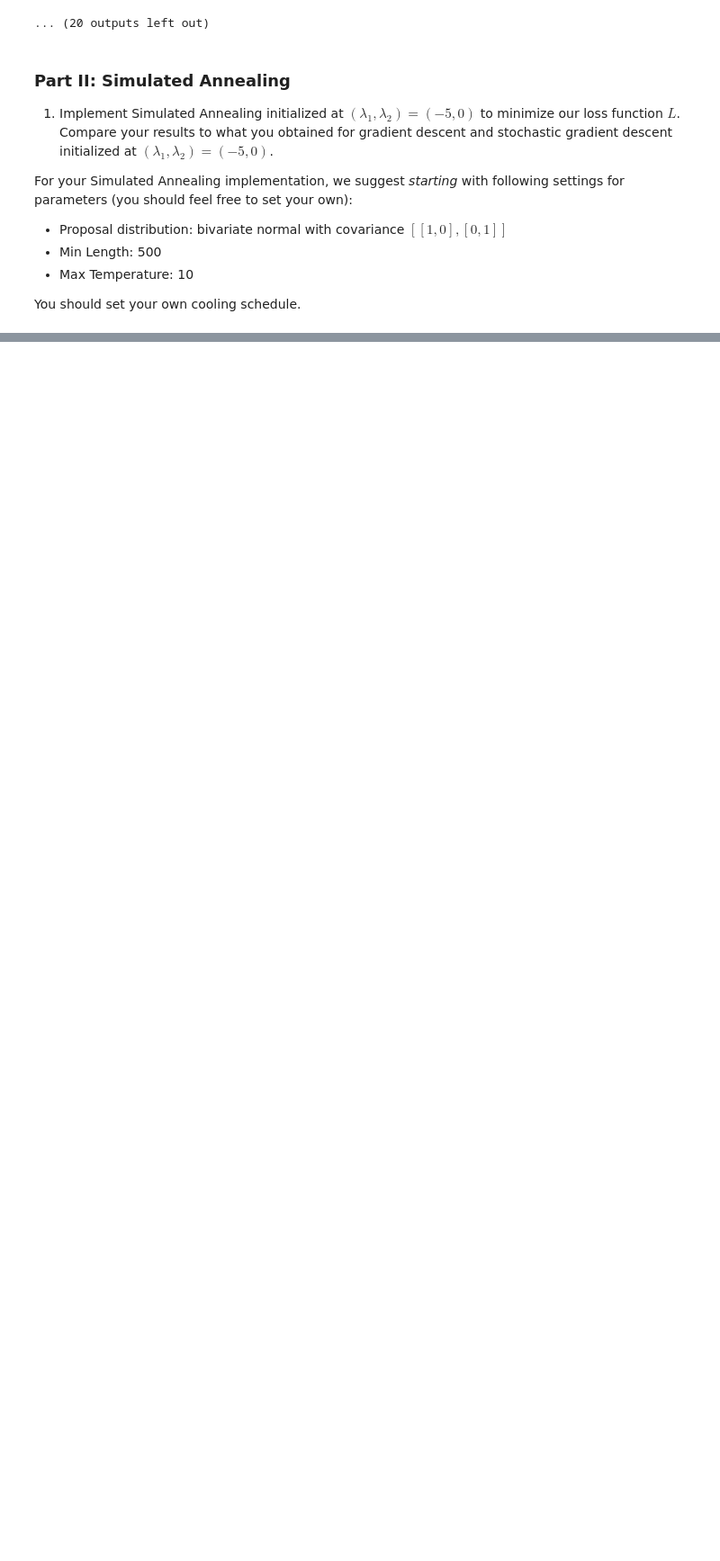
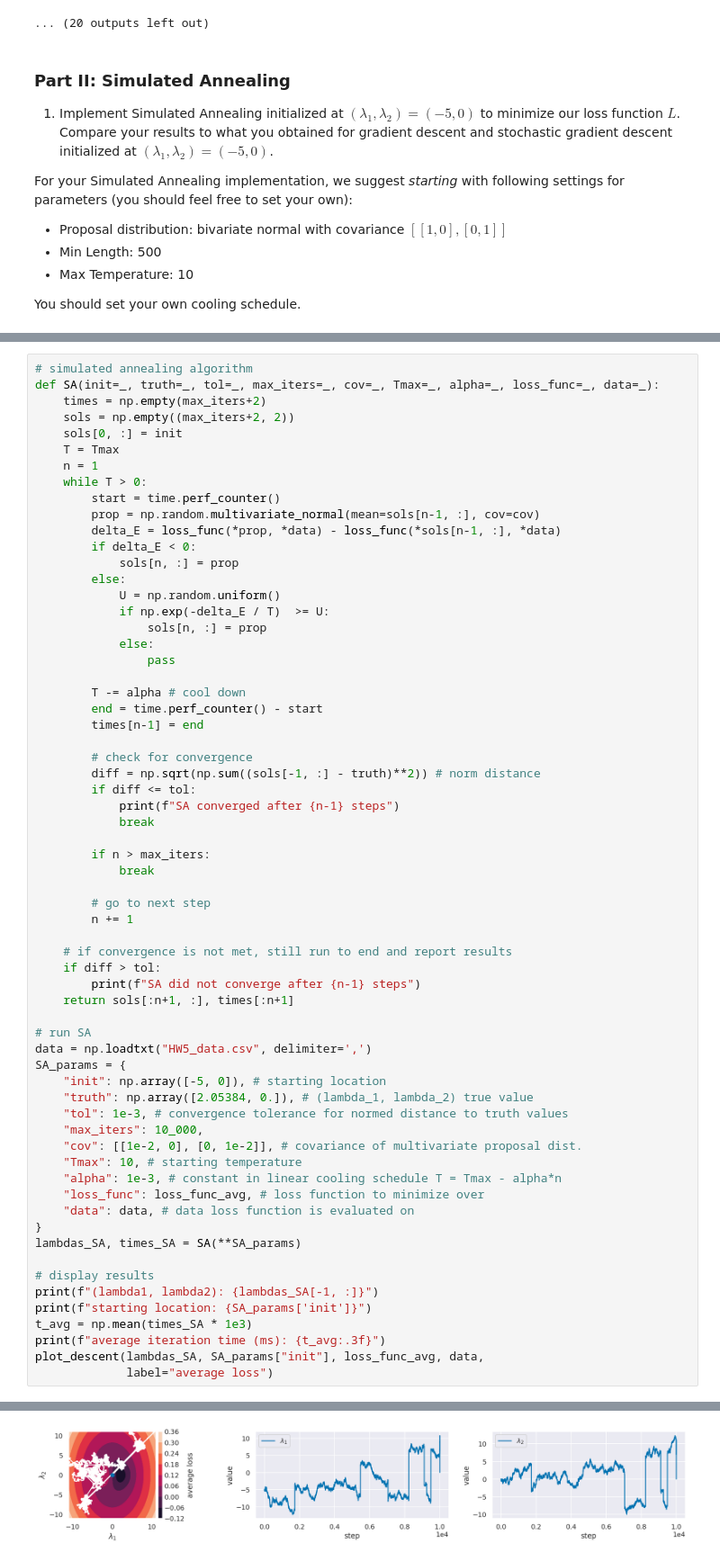
Before and after one commit to icweaver/AM207, a Jupyter notebook: HW5/AM207_HW5_IanWeaver.ipynb, the cells around one changed output, grey strips where cells are left out. Shown at 90% size. Cells and saved outputs as stored; diff of their text form; blank space fills up the shorter version.

```diff
--- a/HW5/AM207_HW5_IanWeaver.ipynb
+++ b/HW5/AM207_HW5_IanWeaver.ipynb
@@ -731,0 +753,65 @@ total number of steps: 100001
+# %%
+# simulated annealing algorithm
+def SA(init=_, truth=_, tol=_, max_iters=_, cov=_, Tmax=_, alpha=_, loss_func=_, data=_):
+    times = np.empty(max_iters+2)
+    sols = np.empty((max_iters+2, 2))
+    sols[0, :] = init
+    T = Tmax
+    n = 1
+    while T > 0:
+        start = time.perf_counter()
+        prop = np.random.multivariate_normal(mean=sols[n-1, :], cov=cov)
+        delta_E = loss_func(*prop, *data) - loss_func(*sols[n-1, :], *data)
+        if delta_E < 0:
+            sols[n, :] = prop
+        else:
+            U = np.random.uniform()
+            if np.exp(-delta_E / T)  >= U:
+                sols[n, :] = prop
+            else:
+                pass
+
+        T -= alpha # cool down
+        end = time.perf_counter() - start
+        times[n-1] = end
+
+        # check for convergence
+        diff = np.sqrt(np.sum((sols[-1, :] - truth)**2)) # norm distance
+        if diff <= tol:
+            print(f"SA converged after {n-1} steps")
+            break
+
+        if n > max_iters:
+            break
+
+        # go to next step
+        n += 1
+
+    # if convergence is not met, still run to end and report results
+    if diff > tol:
+        print(f"SA did not converge after {n-1} steps")
+    return sols[:n+1, :], times[:n+1]
+
+# run SA
+data = np.loadtxt("HW5_data.csv", delimiter=',')
+SA_params = {
+    "init": np.array([-5, 0]), # starting location
+    "truth": np.array([2.05384, 0.]), # (lambda_1, lambda_2) true value
+    "tol": 1e-3, # convergence tolerance for normed distance to truth values
+    "max_iters": 10_000,
+    "cov": [[1e-2, 0], [0, 1e-2]], # covariance of multivariate proposal dist.
+    "Tmax": 10, # starting temperature
+    "alpha": 1e-3, # constant in linear cooling schedule T = Tmax - alpha*n
+    "loss_func": loss_func_avg, # loss function to minimize over
+    "data": data, # data loss function is evaluated on
+}
+lambdas_SA, times_SA = SA(**SA_params)
+
+# display results
+print(f"(lambda1, lambda2): {lambdas_SA[-1, :]}")
+print(f"starting location: {SA_params['init']}")
+t_avg = np.mean(times_SA * 1e3)
+print(f"average iteration time (ms): {t_avg:.3f}")
+plot_descent(lambdas_SA, SA_params["init"], loss_func_avg, data,
+             label="average loss")
+# %% [output]
@@ -731,0 +822 @@ total number of steps: 100001
+[figure, added]
```
Also changed, not shown: parts of 9 cells of this notebook.
